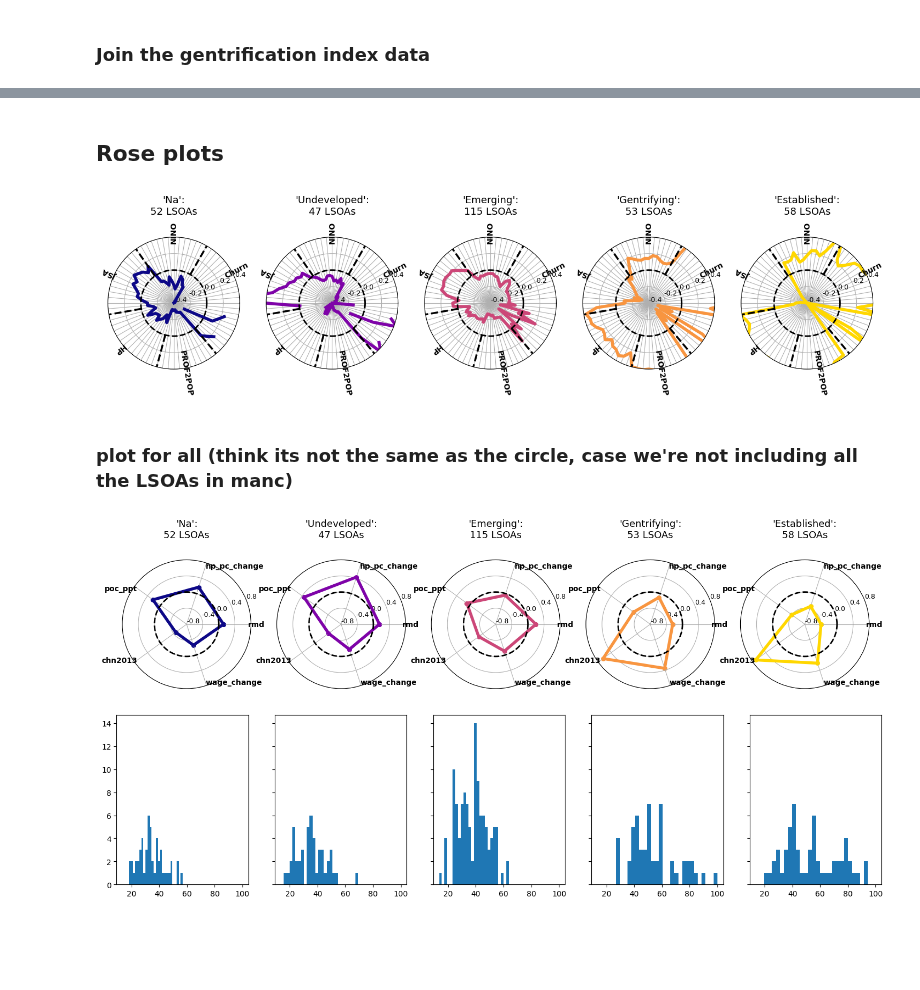
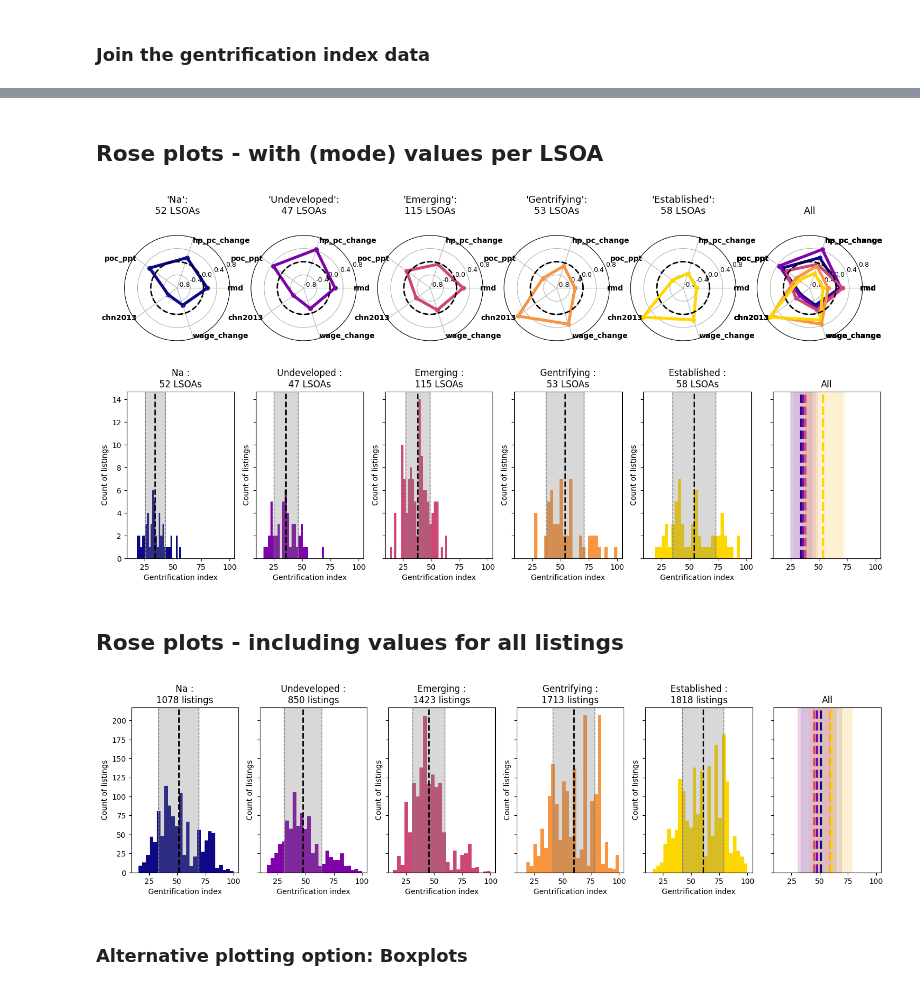
Before and after one commit to Urban-Analytics/INTEGRATE, a Jupyter notebook: llm/python/Molly/Manchester/AnalyseScores-Manchester_RosePlots_GI_Data.ipynb, the cells around one changed output, grey strips where cells are left out. Saved outputs shown, nothing was run; the diff lists cells and outputs as text; code cells hidden in the pictures; blank space fills up the shorter version.

```diff
--- a/llm/python/Molly/Manchester/AnalyseScores-Manchester_RosePlots_GI_Data.ipynb
+++ b/llm/python/Molly/Manchester/AnalyseScores-Manchester_RosePlots_GI_Data.ipynb
@@ -64,18 +188,18 @@ gentrication_cat_gdf = gentrication_cat_gdf.merge(manchester_lsoas[['LSOA11NM',
 # %% [markdown]
 ### Find the most common score in each LSOA
 # %%
-lsoa_scores = pd.DataFrame({'score': gentrication_cat_gdf.groupby("LSOA11CD")["gentrification_prediction_code"].agg(lambda x: pd.Series.mode(x).iloc[0]),
-              'count':gentrication_cat_gdf.groupby("LSOA11CD")["gentrification_prediction_code"].count()})
+lsoa_scores = pd.DataFrame({'gentrification_prediction_code': gentrification_cat_df.groupby("LSOA11CD")["gentrification_prediction_code"].agg(lambda x: pd.Series.mode(x).iloc[0]),
+              'count':gentrification_cat_df.groupby("LSOA11CD")["gentrification_prediction_code"].count()})
 lsoa_scores.reset_index(inplace=True)
 # %% [markdown]
 ### Join the LSOA scores to the socio-economic indicators
 # %%
 indicators_manchester = indicators_manchester.merge(lsoa_scores, on='LSOA11CD', how='right')
-indicators_manchester.sort_values(by='score', inplace=True)
+indicators_manchester.sort_values(by='gentrification_prediction_code', inplace=True)
 # %% [markdown]
 ### Join the gentrification index data
 # %%
-g_index = pd.read_csv("../../data/ManchesterIndex/manc_index.csv")
+g_index = pd.read_csv("../../../data/GentrificationIndex/ManchesterIndex/manc_index.csv")
 # g_index_cols_to_join = ['LSOA11CD', 'gi_n', 'rmd_z', 'house_price_z', 'BME_z', 'churn_z', 'wage_change_z',
 #     'rmd', 'hp_pc_change', 'poc_ppt', 'chn2013', 'wage_change']
 
@@ -91,10 +215,10 @@ del g_index_cols_to_join[0]
 # %%
 numeric_cols = indicators_manchester.columns
-numeric_cols = numeric_cols.drop(['LSOA11CD', 'LA_NAME', 'score', 'count', 'gi_n'])
+numeric_cols = numeric_cols.drop(['LSOA11CD', 'LA_NAME', 'gentrification_prediction_code', 'count', 'gi_n'])
 
 standard_scaler = StandardScaler()
 scaled_standard = standard_scaler.fit_transform(indicators_manchester[numeric_cols])
 
 # Convert scaled values back to DataFrame and concatenate with original non-numeric columns
 scaled_standard_df = pd.DataFrame(scaled_standard, columns=numeric_cols)
-indicators_manchester_standard = pd.concat([indicators_manchester[['LSOA11CD', 'LA_NAME', 'score', 'count', 'gi_n']], scaled_standard_df], axis=1)
+indicators_manchester_standard = pd.concat([indicators_manchester[['LSOA11CD', 'LA_NAME', 'gentrification_prediction_code', 'count', 'gi_n']], scaled_standard_df], axis=1)
@@ -101,2 +236,2 @@ indicators_manchester_standard = pd.concat([indicators_manchester[['LSOA11CD', '
 # %% [markdown]
-## Rose plots
+## Rose plots - with (mode) values per LSOA
@@ -199,17 +240,22 @@ def plot_simple_radar_GI(ax, indicators, all_vars, labels=None, color='blue', ti
 # %%
-fig, axs = plt.subplots(subplot_kw={'projection': 'polar'}, ncols=5, nrows=1, figsize=(18, 8), sharex=True, sharey=True)
-
+fig, axs = plt.subplots(subplot_kw={'projection': 'polar'}, ncols=6, nrows=1, figsize=(18, 8), sharex=True, sharey=True)
+fixed_max = 0.8
 for gentr_class, ax in enumerate(axs.flatten()):
     class_data = indicators_manchester_standard[
-        indicators_manchester_standard['score'] == gentr_class]
+        indicators_manchester_standard['gentrification_prediction_code'] == gentr_class]
+
     if class_data.empty:
-        ax.set_axis_off()
+        #ax.set_axis_off()
+        pass
     else:
         key = [k for k, v in mapping.items() if v == gentr_class][0]
-        plot_flexible_radar( ax, class_data, numeric_cols,
-            color=plot_colors[gentr_class],  title=f"'{key}':\n{len(class_data)} LSOAs", show_std=False, fixed_max=0.4)
+        plot_simple_radar_GI( ax, class_data, cols,
+            color=plot_colors[gentr_class],  title=f"'{key}':\n{len(class_data)} LSOAs", show_std=False, fixed_max=fixed_max)
+        plot_simple_radar_GI( axs[5], class_data, cols,
+            color=plot_colors[gentr_class],  title="All", show_std=False, fixed_max=fixed_max)
     ax.plot(np.linspace(0, 2 * np.pi, 100), np.zeros(100), color='black', linewidth=2, linestyle='dashed')
+
+plot_gi_per_category(indicators_manchester_standard, 'LSOAs')
 # %% [output]
-[figure, old version]
+[figure, new version]
+[figure, added]
-# %% [markdown]
-### plot for all (think its not the same as the circle, case we're not including all the LSOAs in manc)
@@ -221,28 +262,25 @@ for gentr_class, ax in enumerate(axs.flatten()):
+# %% [markdown]
+## Rose plots - including values for all listings
 # %%
-fig, axs = plt.subplots(subplot_kw={'projection': 'polar'}, ncols=5, nrows=1, figsize=(18, 8), sharex=True, sharey=True)
+fig, axs = plt.subplots(subplot_kw={'projection': 'polar'}, ncols=6, nrows=1, figsize=(18, 8), sharex=True, sharey=True)
+fixed_max = 0.5
+for gentr_class, ax in enumerate(axs.flatten()):
+    class_data = gentrification_cat_df[
+            gentrification_cat_df['gentrification_prediction_code'] == gentr_class]
 
-for gentr_class, ax in enumerate(axs.flatten()):
-    class_data = indicators_manchester_standard[
-        indicators_manchester_standard['score'] == gentr_class]
     if class_data.empty:
-        ax.set_axis_off()
+        #ax.set_axis_off()
+        pass
     else:
         key = [k for k, v in mapping.items() if v == gentr_class][0]
         plot_simple_radar_GI( ax, class_data, cols,
-            color=plot_colors[gentr_class],  title=f"'{key}':\n{len(class_data)} LSOAs", show_std=False, fixed_max=0.8)
+            color=plot_colors[gentr_class],  title=f"'{key}':\n{len(class_data)} listings", show_std=False, fixed_max=fixed_max)
+        plot_simple_radar_GI( axs[5], class_data, cols,
+            color=plot_colors[gentr_class],  title="All", show_std=False, fixed_max=fixed_max)
     ax.plot(np.linspace(0, 2 * np.pi, 100), np.zeros(100), color='black', linewidth=2, linestyle='dashed')
+
+plot_gi_per_category(gentrification_cat_df, 'listings')
 # %% [output]
-[figure, old version]
+[figure, new version]
-# %%
-cols = ['rmd', 'hp_pc_change', 'poc_ppt', 'chn2013', 'wage_change']
-fig, axs = plt.subplots( ncols=5, nrows=1, figsize=(18, 4), sharex=True, sharey=True)
-
-for gentr_class, ax in enumerate(axs.flatten()):
-    class_data = indicators_manchester_standard[
-        indicators_manchester_standard['score'] == gentr_class]
-    if class_data.empty:
-        ax.set_axis_off()
-    else:
-        ax.hist(class_data['gi_n'], bins=26)
-# %% [output]
-[figure, removed]
+# %% [markdown]
+### Alternative plotting option: Boxplots
```
Also changed, not shown: parts of 24 cells of this notebook, 4 other files.
